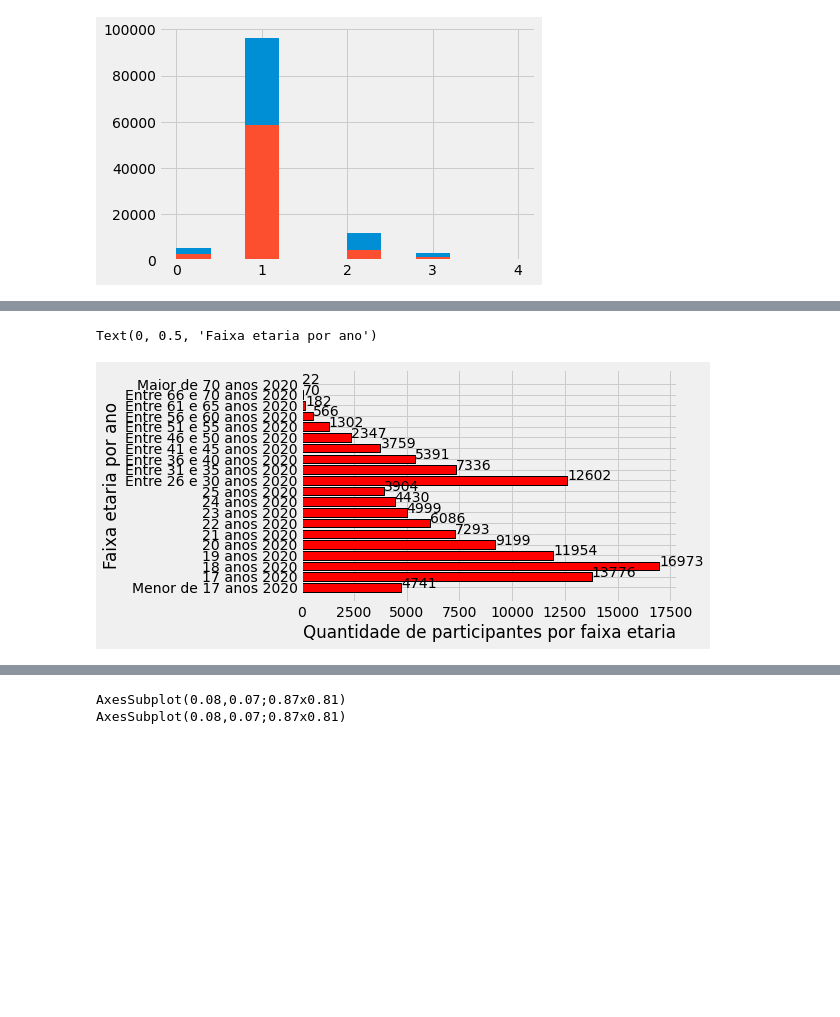
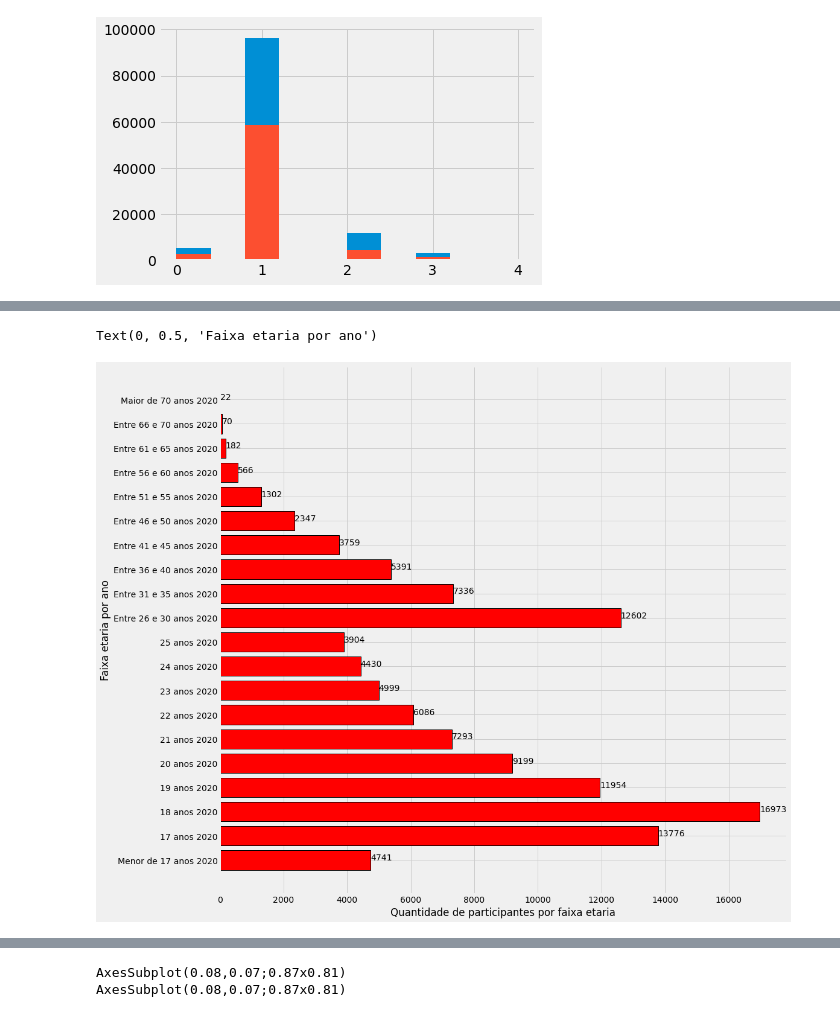
Before and after one commit to kingofrats04/Projeto_IA_DadosEnem, a Jupyter notebook: testeGraficosPy.ipynb, the cells around one changed output, grey strips where cells are left out. Drawn from its saved outputs; the diff is of its cells as text; code cells hidden in the pictures; blank space fills up the shorter version.

```diff
--- a/testeGraficosPy.ipynb
+++ b/testeGraficosPy.ipynb
@@ -141,7 +141,7 @@ num32021 = 1353
 num42021 = 83
 
 # Printando grafico de barras horizontal
-x = ['Não informado 2020', 'Solteiro 2020', 'Casado/mora com o companheiro 2020', 'Divorciado/desquitado/separado 2020', 'Viúvo 2020', 'Não informado 2021', 'Solteiro 2021', 'Casado/mora com o companheiro 2021', 'Divorciado/desquitado/separado 2021', 'Viúvo 2021']
+x = ['Não informado 2020', 'Solteiro 2020', 'Casado/União estável 2020', 'Divorciado 2020', 'Viúvo 2020', 'Não informado 2021', 'Solteiro 2021', 'Casado/União estável 2021', 'Divorciado 2021', 'Viúvo 2021']
 y = [2735, 96223, 11851, 3353, 170, 5335, 58726, 4604, 1353, 83]
 
 totalEstadoCivil = num02020, num12020, num22020, num32020, num42020, num02021, num12021, num22021, num32021, num42021
@@ -271,35 +271,35 @@ totalFaixaEtaria = TP_FAIXA_ETARIA12020, TP_FAIXA_ETARIA22020, TP_FAIXA_ETARIA32
 
 plt.style.use('fivethirtyeight')
 
 for index, value in enumerate(y):
   plt.text(value, index,str(value))
-
+plt.rcParams['figure.figsize'] = [15, 15]
 plt.barh(x, totalFaixaEtaria, align='center', color=['red', 'red', 'red', 'red', 'red', 'red', 'red', 'red', 'red', 'red','red', 'red', 'red', 'red', 'red', 'red', 'red', 'red', 'red', 'red'], edgecolor='black', linewidth="1")
 plt.xlabel("Quantidade de participantes por faixa etaria")
 plt.ylabel("Faixa etaria por ano")
 # %% [output]
 Numero total de participantes com faixa etária 1 (menor de 17 anos) na planilha Microdados Enem 2020: 4741
 Numero total de participantes com faixa etária 2 (17 anos) na planilha Microdados Enem 2020: 13776
 Numero total de participantes com faixa etária 3 (18 anos) na planilha Microdados Enem 2020: 16973
 Numero total de participantes com faixa etária 4 (19 anos) na planilha Microdados Enem 2020: 11954
 Numero total de participantes com faixa etária 5 (20 anos) na planilha Microdados Enem 2020: 9199
 Numero total de participantes com faixa etária 6 (21 anos) na planilha Microdados Enem 2020: 7293
 Numero total de participantes com faixa etária 7 (22 anos) na planilha Microdados Enem 2020: 6086
 Numero total de participantes com faixa etária 8 (23 anos) na planilha Microdados Enem 2020: 4999
 Numero total de participantes com faixa etária 9 (24 anos) na planilha Microdados Enem 2020: 4430
 Numero total de participantes com faixa etária 10 (25 anos) na planilha Microdados Enem 2020: 3904
 Numero total de participantes com faixa etária 11 (entre 26 e 30 anos) na planilha Microdados Enem 2020: 12602
 Numero total de participantes com faixa etária 12 (entre 31 e 35 anos) na planilha Microdados Enem 2020: 7336
 Numero total de participantes com faixa etária 13 (entre 36 e 40 anos) na planilha Microdados Enem 2020: 5391
 Numero total de participantes com faixa etária 14 (entre 41 e 45 anos) na planilha Microdados Enem 2020: 3759
 Numero total de participantes com faixa etária 15 (entre 46 e 50 anos) na planilha Microdados Enem 2020: 2347
 Numero total de participantes com faixa etária 16 (entre 51 e 55 anos) na planilha Microdados Enem 2020: 1302
 Numero total de participantes com faixa etária 17 (entre 56 e 60 anos) na planilha Microdados Enem 2020: 566
 Numero total de participantes com faixa etária 18 (entre 61 e 65 anos) na planilha Microdados Enem 2020: 182
 Numero total de participantes com faixa etária 19 (entre 66 e 70 anos) na planilha Microdados Enem 2020: 70
 Numero total de participantes com faixa etária 20 (maior de 70 anos) na planilha Microdados Enem 2020: 22
 Text(0, 0.5, 'Faixa etaria por ano')
-[figure, old version]
+[figure, new version]
 # %%
 #display(planilha2021.loc[(planilha2021['TP_FAIXA_ETARIA']==1)])
 #display(planilha2021.loc[(planilha2021['TP_FAIXA_ETARIA']==2)])
```
Also changed, not shown: parts of 4 cells of this notebook.
